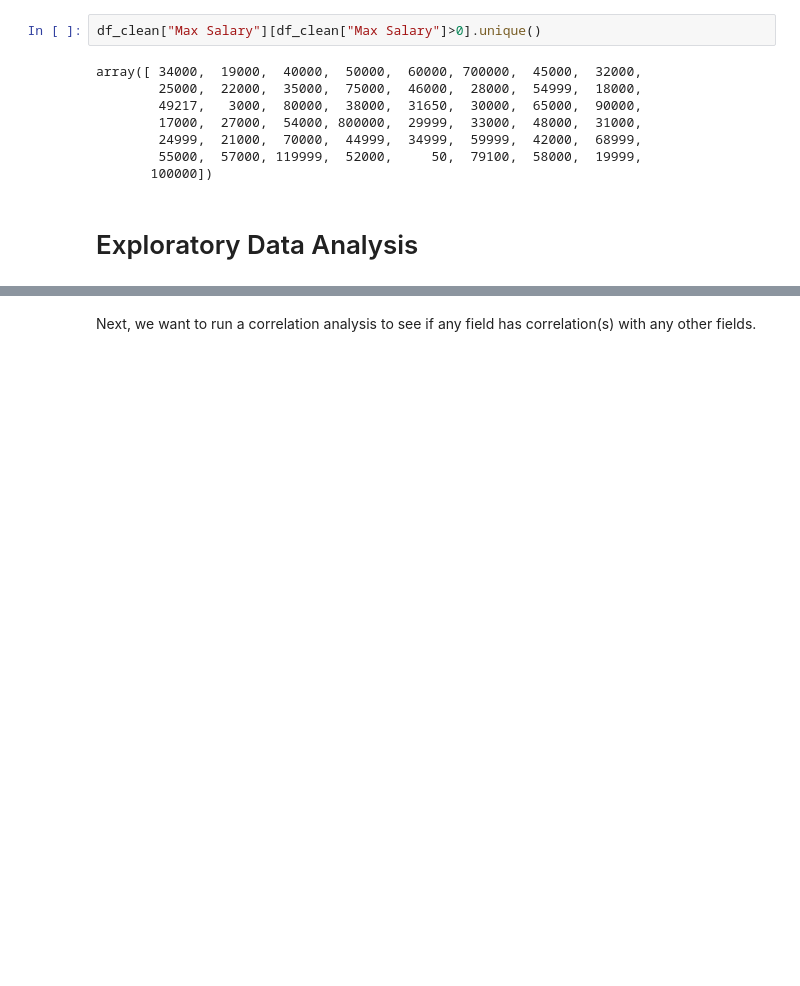
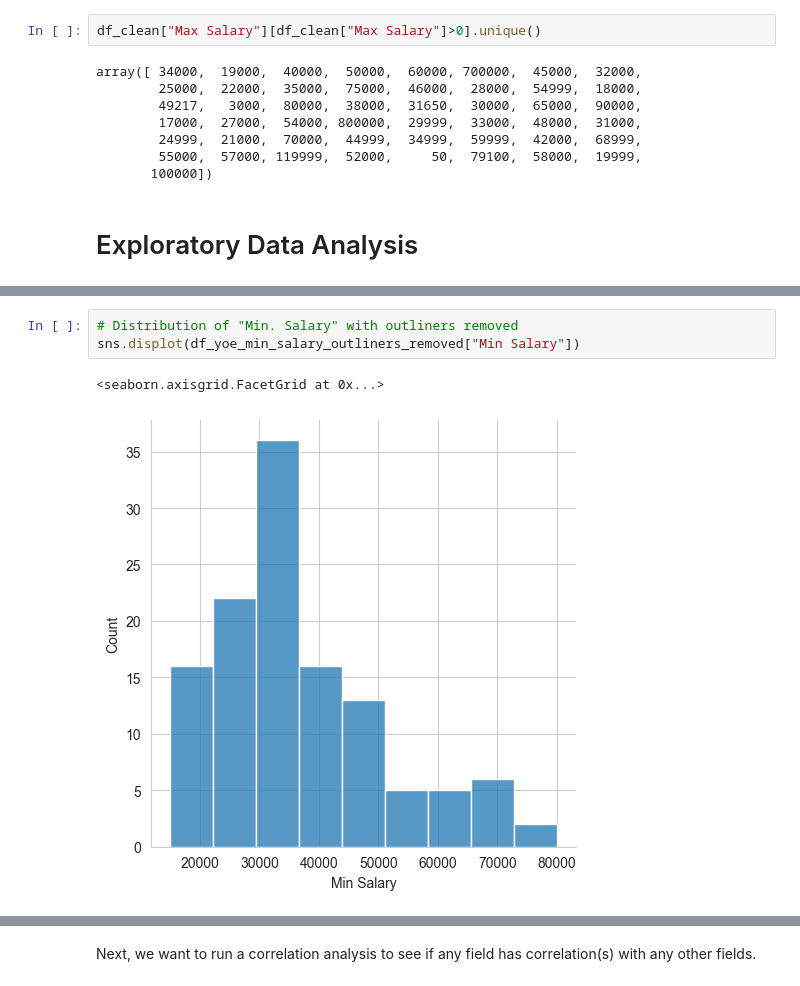
Before and after one commit to heiinhei911/job-insights, a Jupyter notebook: analysis.ipynb, the cells around one changed output, grey strips where cells are left out. Saved outputs shown, nothing was run; the diff lists cells and outputs as text; blank space fills up the shorter version.

```diff
--- a/analysis.ipynb
+++ b/analysis.ipynb
@@ -682,0 +720,6 @@ df_cross_career_levels[df_cross_career_levels["Title"].str.contains("Senior")&((
+# %%
+# Distribution of "Min. Salary" with outliners removed
+sns.displot(df_yoe_min_salary_outliners_removed["Min Salary"])
+# %% [output]
+<seaborn.axisgrid.FacetGrid at 0x...>
+[figure, added]
```
Also changed, not shown: parts of 37 cells of this notebook.
